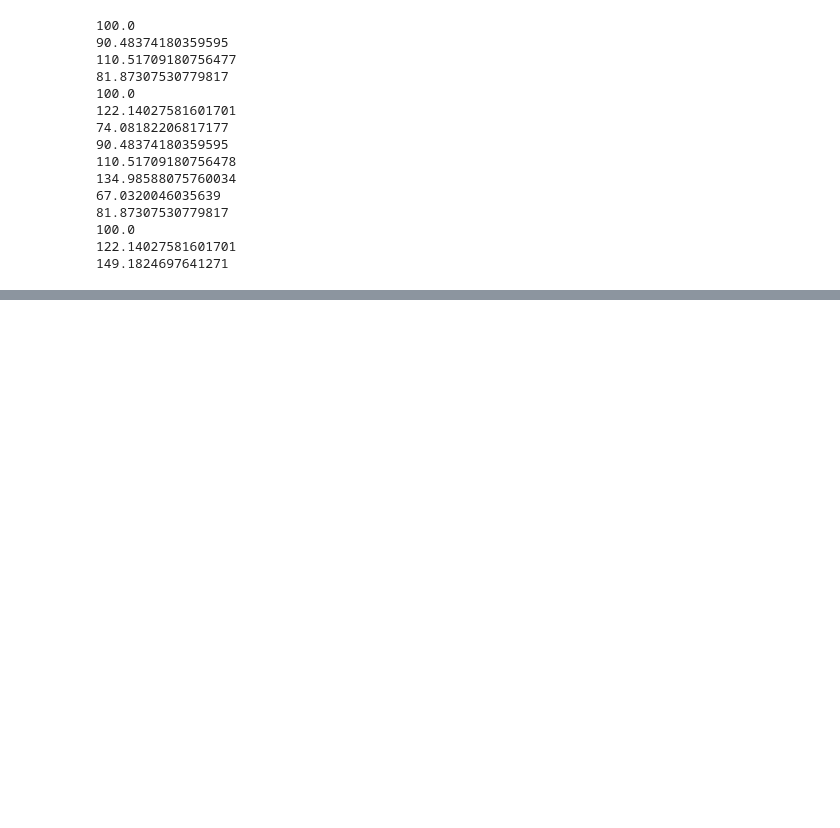
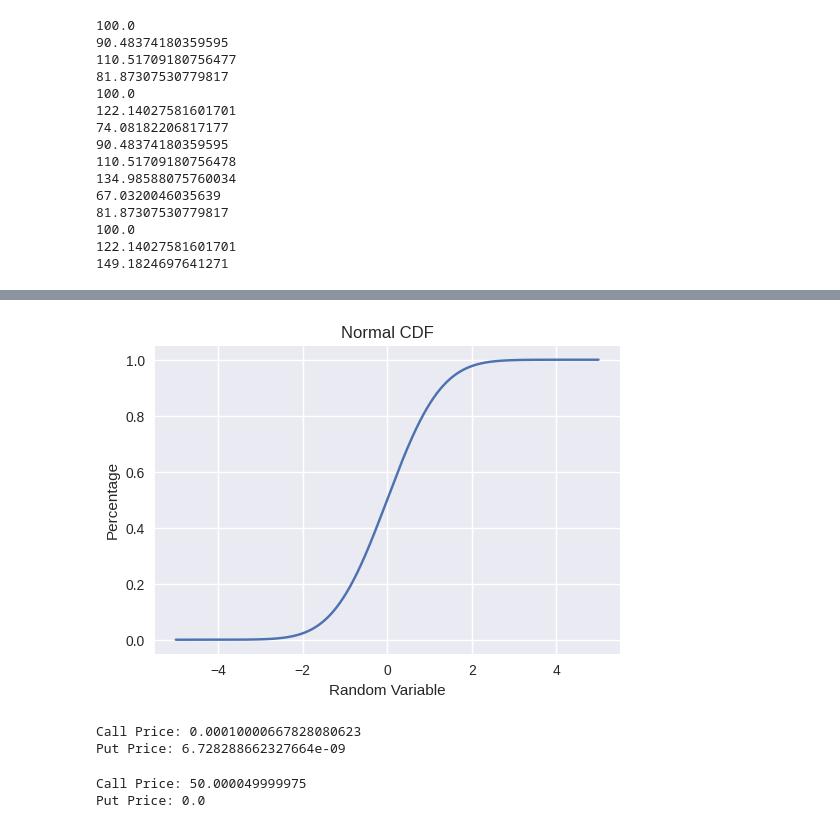
Before and after one commit to Ravindra1972/Anaytics-in-finance-using-Python, a Jupyter notebook: Derivatives_Pricing.ipynb, the cells around one changed output, grey strips where cells are left out. Drawn from its saved outputs; the diff is of its cells as text; code cells hidden in the pictures; blank space fills up the shorter version.

```diff
--- a/Derivatives_Pricing.ipynb
+++ b/Derivatives_Pricing.ipynb
@@ -116,0 +236,24 @@ def BSM(S, K, r, stdev, T):
+# %%
+def norm_cdf(x):
+    k = 1.0/(1.0+0.2316419*x)
+    k_sum = k * (0.319381530 + k * (-0.356563782 + \
+        k * (1.781477937 + k * (-1.821255978 + 1.330274429 * k))))
+
+    if x >= 0.0:
+        return (1.0 - (1.0 / ((2 * pi)**0.5)) * exp(-0.5 * x * x) * k_sum)
+    else:
+        return 1.0 - norm_cdf(-x)
+# %%
+norm_cdf_dist = []
+loop_cdf = []
+for i in range(0,10000):
+    j = i/1000 - 5
+    loop_cdf.append(j)
+    norm_cdf_dist.append(norm_cdf(j))
+
+plt.subplots(figsize=(6,4))
+ax = sns.lineplot(x=loop, y=norm_cdf_dist)
+ax.set(xlabel="Random Variable", ylabel="Percentage", title="Normal CDF")
+plt.show()
+# %% [output]
+[figure, added]
@@ -116,0 +271,9 @@ def BSM(S, K, r, stdev, T):
+# %%
+VCP = vanilla_call_price(100, 100, 0.0000001, 0.0000001, 10)
+VPP = vanilla_put_price(100, 100, 0.0000001, 0.0000001, 10)
+
+print('Call Price: {}'.format(VCP))
+print('Put Price: {}'.format(VPP))
+# %% [output]
+Call Price: 0.00010000667828080623
+Put Price: 6.728288662327664e-09
@@ -116,0 +282,9 @@ def BSM(S, K, r, stdev, T):
+# %%
+VCP = vanilla_call_price(100, 50, 0.0000001, 0.0000001, 10)
+VPP = vanilla_put_price(100, 50, 0.0000001, 0.0000001, 10)
+
+print('Call Price: {}'.format(VCP))
+print('Put Price: {}'.format(VPP))
+# %% [output]
+Call Price: 50.000049999975
+Put Price: 0.0
```
Also changed, not shown: parts of 25 cells of this notebook.
